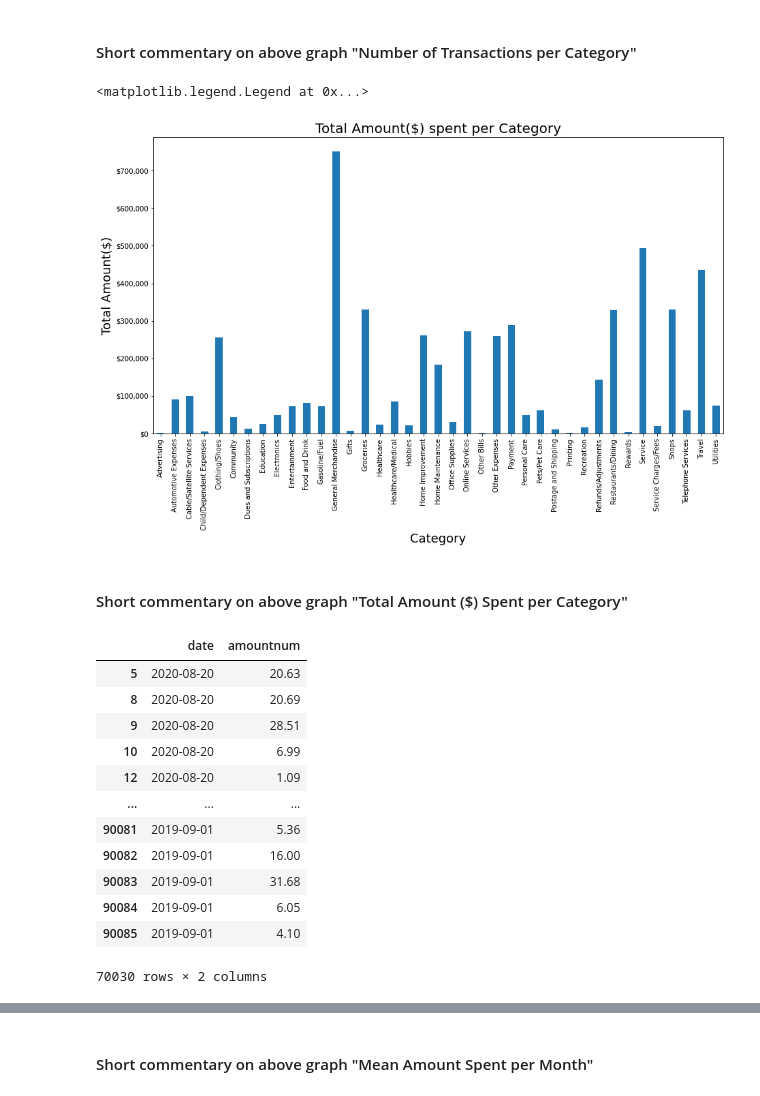
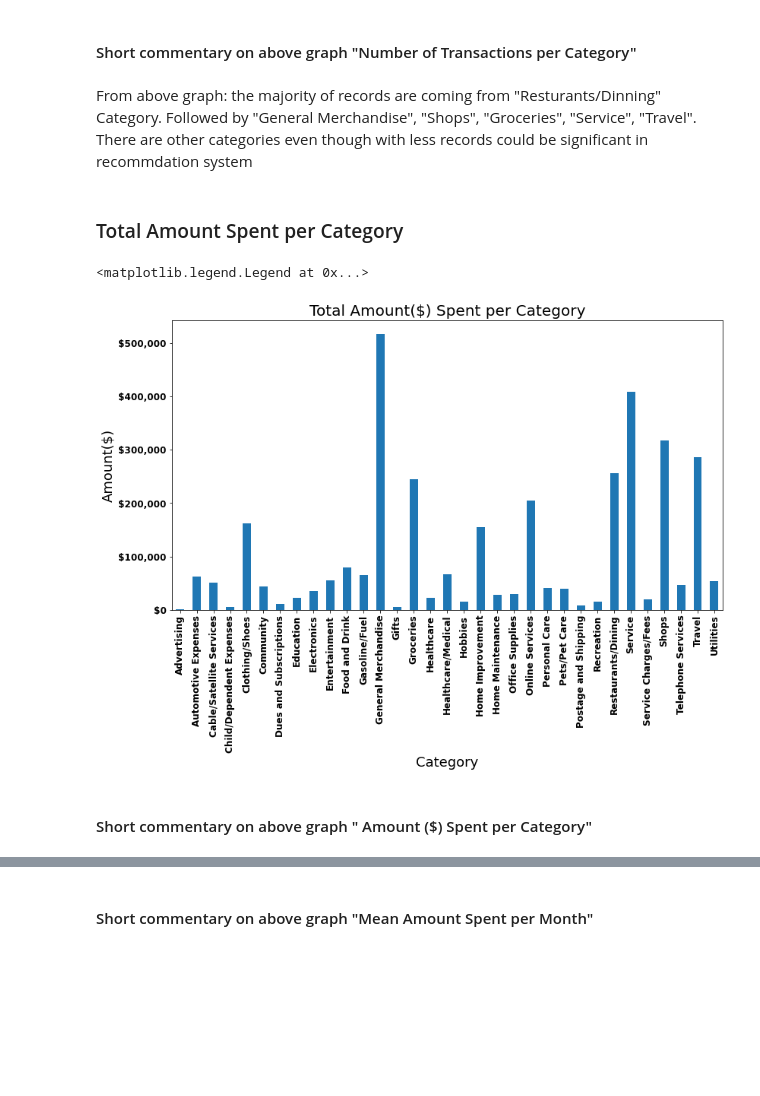
Before and after one commit to fariha23/recommendation_system_creditcard, a Jupyter notebook: notebooks/EDA.ipynb, the cells around one changed output, grey strips where cells are left out. Saved outputs shown, nothing was run; the diff lists cells and outputs as text; code cells hidden in the pictures; blank space fills up the shorter version.

```diff
--- a/notebooks/EDA.ipynb
+++ b/notebooks/EDA.ipynb
@@ -89,0 +222,2 @@ df.drop(['client_id','currency_code','country','pending','original_description',
+# %%
+df.reset_index(inplace=True, drop=True)
@@ -90 +247,8 @@ df.drop(['client_id','currency_code','country','pending','original_description',
+# %%
+#Delete nan values in category col.
+
+rowstodel=df[df['category'].isnull()].index
+df.drop(rowstodel, inplace=True)
+
+df.reset_index(inplace=True, drop=True)
 # %%
@@ -259,0 +365,10 @@ df[df.amountnum > 6000]
+# %%
+#There are only 44 lines in amoutnum>6000 including royal swimming pool stuff.
+#A few airline purchanse of > 8K
+# "Other expenses" category has one 61K row and doesn't specify what it is for.
+#Deleting those will not have severe impact on the df
+
+rowstodel=df[df.amountnum > 6000].index
+rows_to_del_with_index(rowstodel)
+
+df.reset_index(inplace=True, drop=True)
@@ -259,0 +398,4 @@ df[df.amountnum > 6000]
+# %%
+df.drop_duplicates(inplace=True)
+df.reset_index(inplace=True, drop=True)
+df.info() # 52757
@@ -304,24 +472,28 @@ plt.legend('', frameon=False)
+# %% [markdown]
+From above graph: the majority of records are coming from "Resturants/Dinning" Category.
+Followed by "General Merchandise", "Shops", "Groceries", "Service", "Travel". There are other categories even though with less records could be significant in recommdation system
+# %% [markdown]
+### Total Amount Spent per Category
 # %%
-#Total amount spent per category
-fig, ax = plt.subplots(1, 1, figsize=(15, 8))
+fig, ax = plt.subplots(1, 1, figsize=(13, 7))
 
 fmt = '${x:,.0f}'
 df_amt_cat=df[['amountnum','category']].groupby('category').sum('amountnum')
 df_amt_cat.plot.bar(ax=ax)
 
 
-plt.title('Total Amount($) spent per Category', fontsize=20)
+plt.title('Total Amount($) Spent per Category', fontsize=20)
 plt.xlabel("Category", fontsize=18)
-plt.ylabel("Total Amount($)", fontsize=18)
+plt.ylabel("Amount($)", fontsize=18)
 
 tick = mtick.StrMethodFormatter(fmt)
 ax.yaxis.set_major_formatter(tick)
 
 plt.legend('', frameon=False)
 
 #df[['amountnum','category']].groupby('category').sum('amountnum').plot.bar()
 # %% [output]
 <matplotlib.legend.Legend at 0x...>
-[figure, old version]
+[figure, new version]
 # %% [markdown]
-#### Short commentary on above graph "Total Amount (\$\) Spent per Category"
+#### Short commentary on above graph " Amount (\$\) Spent per Category"
@@ -335,17 +499,0 @@ plt.legend('', frameon=False)
-# %%
-df_date=df[['date','amountnum']]
-df_date
-# %% [output]
-|  | date | amountnum |
-| 5 | 2020-08-20 | 20.63 |
-| 8 | 2020-08-20 | 20.69 |
-| 9 | 2020-08-20 | 28.51 |
-| 10 | 2020-08-20 | 6.99 |
-| 12 | 2020-08-20 | 1.09 |
-| ... | ... | ... |
-| 90081 | 2019-09-01 | 5.36 |
-| 90082 | 2019-09-01 | 16.00 |
-| 90083 | 2019-09-01 | 31.68 |
-| 90084 | 2019-09-01 | 6.05 |
-| 90085 | 2019-09-01 | 4.10 |
-70030 rows × 2 columns
```
Also changed, not shown: parts of 102 cells of this notebook.
